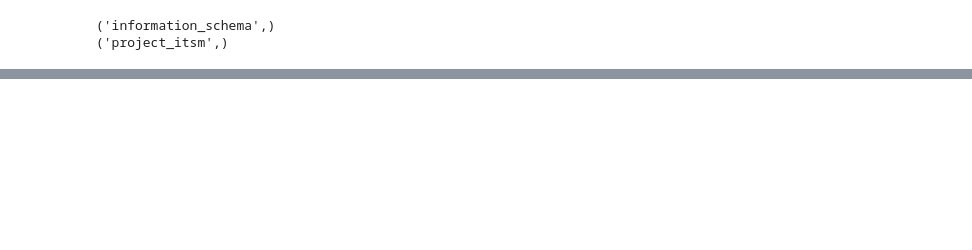
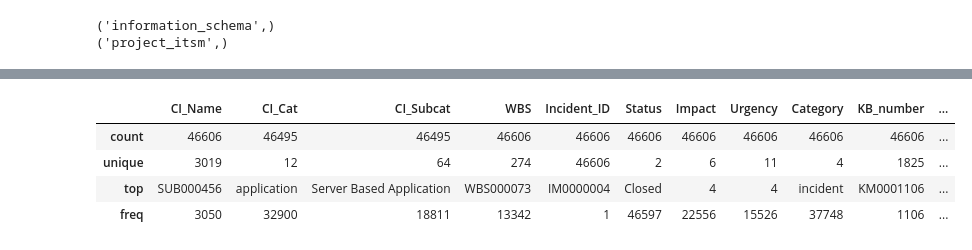
Before and after one commit to SHASHANKV9611/ABC-Tech-ITSM---ML, a Jupyter notebook: ABC_Tech.ipynb, the cells around one changed output, grey strips where cells are left out. Drawn from its saved outputs; the diff is of its cells as text; code cells hidden in the pictures; blank space fills up the shorter version.

```diff
--- a/ABC_Tech.ipynb
+++ b/ABC_Tech.ipynb
@@ -82,3 +194,11 @@ output.head(10)
+# %%
+data.describe(include='O')
+# %% [output]
+|  | CI_Name | CI_Cat | CI_Subcat | WBS | Incident_ID | Status | Impact | Urgency | Category | KB_number | ... |
+| count | 46606 | 46495 | 46495 | 46606 | 46606 | 46606 | 46606 | 46606 | 46606 | 46606 | ... |
+| unique | 3019 | 12 | 64 | 274 | 46606 | 2 | 6 | 11 | 4 | 1825 | ... |
+| top | SUB000456 | application | Server Based Application | WBS000073 | IM0000004 | Closed | 4 | 4 | incident | KM0001106 | ... |
+| freq | 3050 | 32900 | 18811 | 13342 | 1 | 46597 | 22556 | 15526 | 37748 | 1106 | ... |
 # %%
 def value_count(df):
   for column in df:
```
Also changed, not shown: parts of 29 cells of this notebook.
